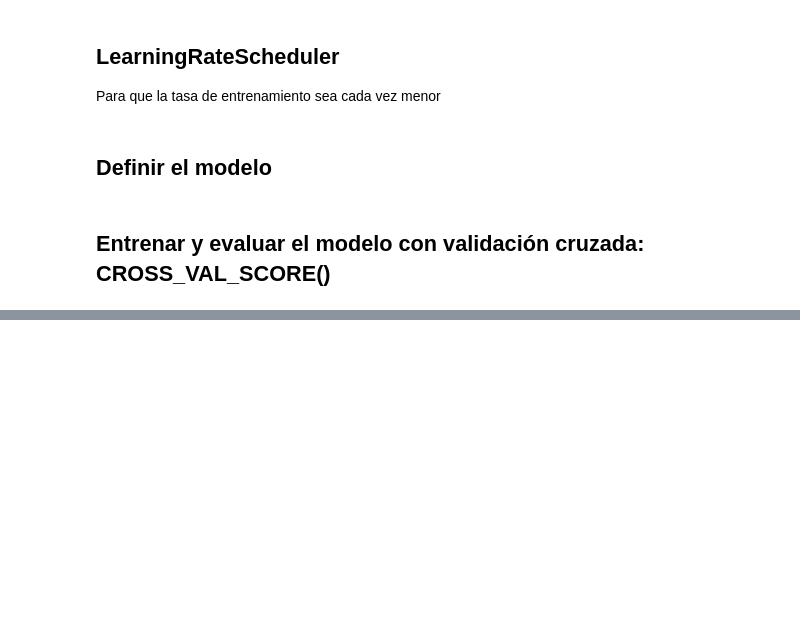
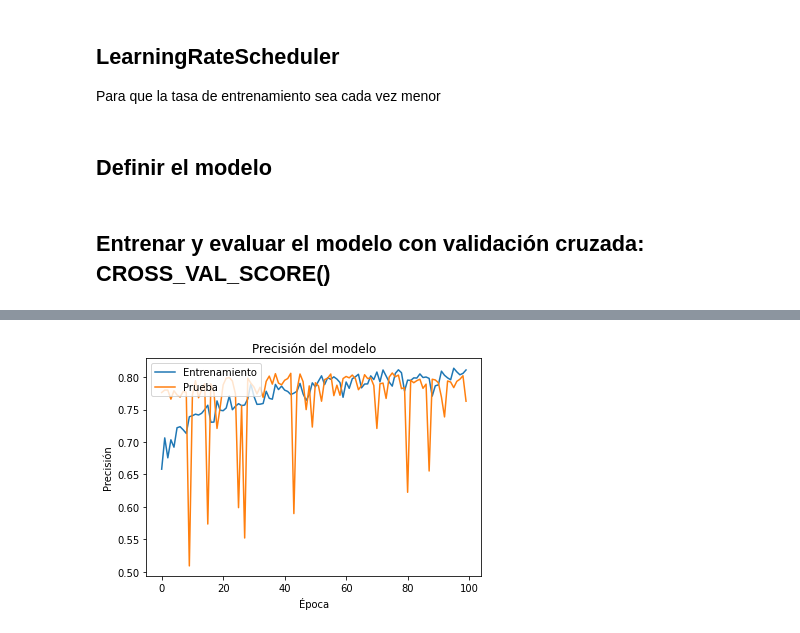
Before and after one commit to Adfermar/PIA_PUBLIC, a Jupyter notebook: churn_red_neuronal_v02.ipynb, the cells around one changed output, grey strips where cells are left out. Drawn from its saved outputs; the diff is of its cells as text; code cells hidden in the pictures; blank space fills up the shorter version.

```diff
--- a/churn_red_neuronal_v02.ipynb
+++ b/churn_red_neuronal_v02.ipynb
@@ -904,0 +692,5 @@ Baseline: 74.43% (3.46%)
+# %%
+# from keras.optimizers import Adam
+
+learning_rate = 0.01
+optimizer = Adam(learning_rate=learning_rate)
@@ -904,0 +716,17 @@ Baseline: 74.43% (3.46%)
+# %%
+# define baseline model
+def baseline_model():
+    # create model
+    model = Sequential()
+    model.add(Dense(45, input_shape=(45,), activation='relu'))
+    model.add(Dense(22, activation='relu'))
+    model.add(Dense(2, activation='softmax'))
+    # Compile model
+    model.compile(
+        loss='categorical_crossentropy',
+        optimizer=optimizer,
+        metrics=['accuracy']
+    )
+    return model
+# %%
+model = baseline_model()
@@ -904,0 +735,10 @@ Baseline: 74.43% (3.46%)
+# %%
+# Entrenar el modelo
+history = model.fit(
+    X_train,
+    y_train,
+    validation_data=(X_val, y_val),
+    epochs=100,
+    batch_size=128,
+    verbose=0
+)
@@ -904,0 +757,11 @@ Baseline: 74.43% (3.46%)
+# %%
+# Graficar la precisión del modelo durante el entrenamiento
+plt.plot(history.history['accuracy'])
+plt.plot(history.history['val_accuracy'])
+plt.title('Precisión del modelo')
+plt.ylabel('Precisión')
+plt.xlabel('Época')
+plt.legend(['Entrenamiento', 'Prueba'], loc='upper left')
+plt.show()
+# %% [output]
+[figure, added]
```
Also changed, not shown: parts of 45 cells of this notebook.
